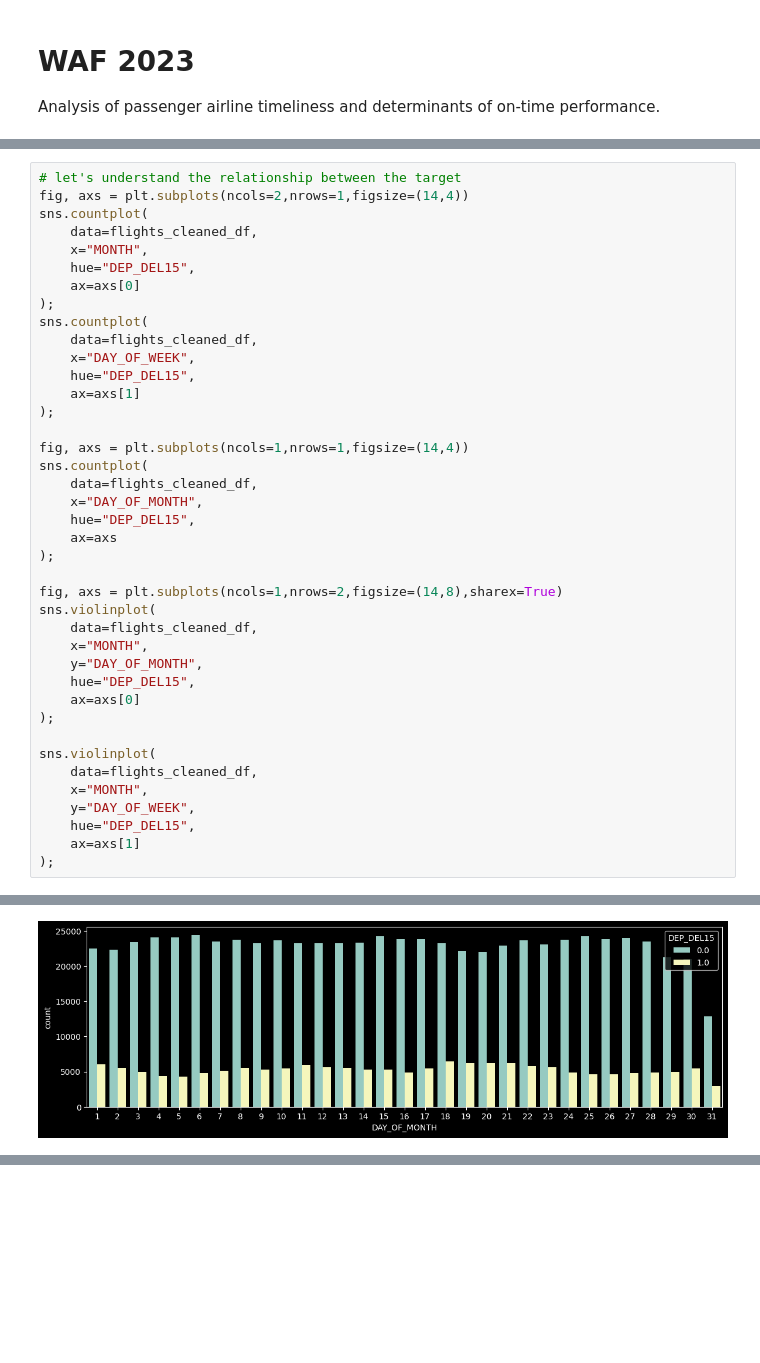
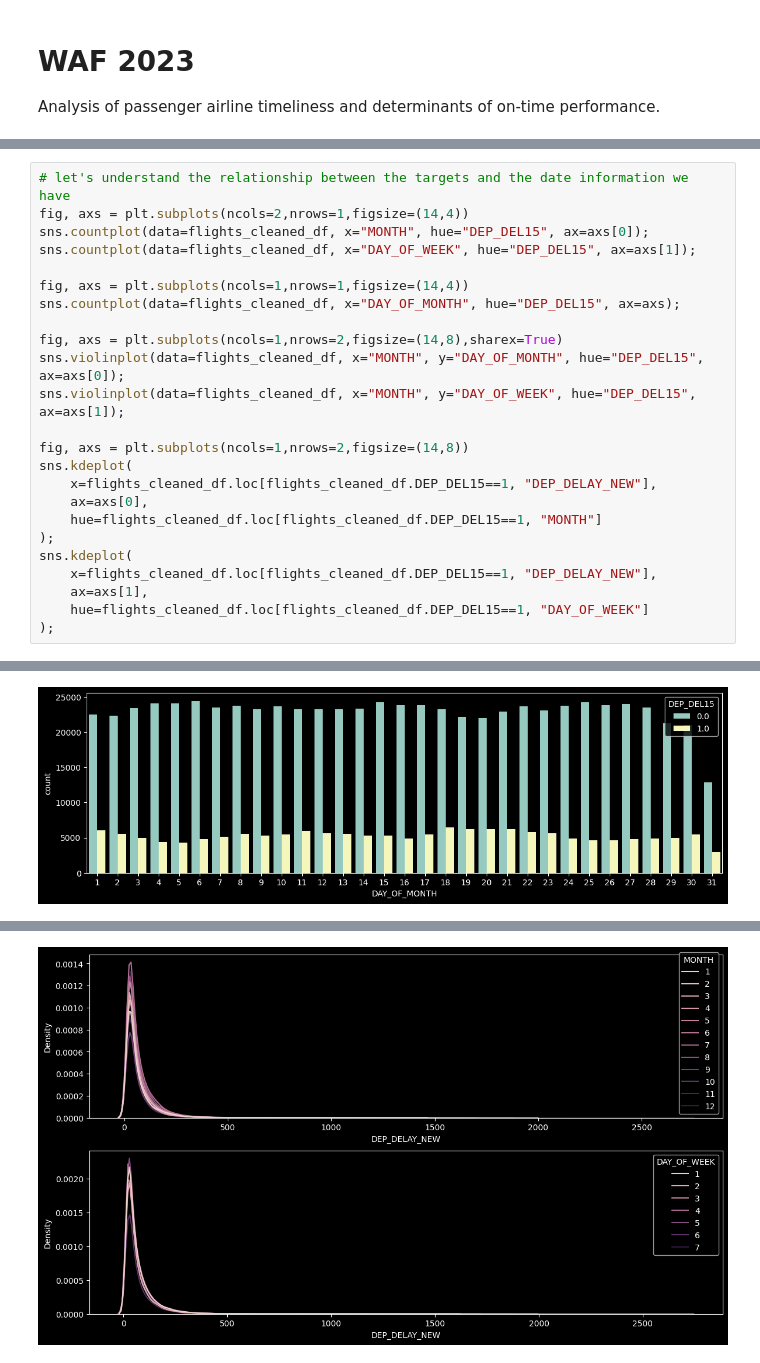
Before and after one commit to peter-ai/waf-2023, a Jupyter notebook: WAF23_FlightsAnalysis.ipynb, the cells around one changed output, grey strips where cells are left out. Cells and saved outputs as stored; diff of their text form; blank space fills up the shorter version.

```diff
--- a/WAF23_FlightsAnalysis.ipynb
+++ b/WAF23_FlightsAnalysis.ipynb
@@ -181,41 +183,25 @@ memory usage: 240.2+ MB
 # %%
-# let's understand the relationship between the target
+# let's understand the relationship between the targets and the date information we have
 fig, axs = plt.subplots(ncols=2,nrows=1,figsize=(14,4))
-sns.countplot(
-    data=flights_cleaned_df,
-    x="MONTH",
-    hue="DEP_DEL15",
-    ax=axs[0]
-);
-sns.countplot(
-    data=flights_cleaned_df,
-    x="DAY_OF_WEEK",
-    hue="DEP_DEL15",
-    ax=axs[1]
-);
+sns.countplot(data=flights_cleaned_df, x="MONTH", hue="DEP_DEL15", ax=axs[0]);
+sns.countplot(data=flights_cleaned_df, x="DAY_OF_WEEK", hue="DEP_DEL15", ax=axs[1]);
 
 fig, axs = plt.subplots(ncols=1,nrows=1,figsize=(14,4))
-sns.countplot(
-    data=flights_cleaned_df,
-    x="DAY_OF_MONTH",
-    hue="DEP_DEL15",
-    ax=axs
-);
+sns.countplot(data=flights_cleaned_df, x="DAY_OF_MONTH", hue="DEP_DEL15", ax=axs);
 
 fig, axs = plt.subplots(ncols=1,nrows=2,figsize=(14,8),sharex=True)
-sns.violinplot(
-    data=flights_cleaned_df,
-    x="MONTH",
-    y="DAY_OF_MONTH",
-    hue="DEP_DEL15",
-    ax=axs[0]
+sns.violinplot(data=flights_cleaned_df, x="MONTH", y="DAY_OF_MONTH", hue="DEP_DEL15", ax=axs[0]);
+sns.violinplot(data=flights_cleaned_df, x="MONTH", y="DAY_OF_WEEK", hue="DEP_DEL15", ax=axs[1]);
+
+fig, axs = plt.subplots(ncols=1,nrows=2,figsize=(14,8))
+sns.kdeplot(
+    x=flights_cleaned_df.loc[flights_cleaned_df.DEP_DEL15==1, "DEP_DELAY_NEW"],
+    ax=axs[0],
+    hue=flights_cleaned_df.loc[flights_cleaned_df.DEP_DEL15==1, "MONTH"]
 );
-
-sns.violinplot(
-    data=flights_cleaned_df,
-    x="MONTH",
-    y="DAY_OF_WEEK",
-    hue="DEP_DEL15",
-    ax=axs[1]
+sns.kdeplot(
+    x=flights_cleaned_df.loc[flights_cleaned_df.DEP_DEL15==1, "DEP_DELAY_NEW"],
+    ax=axs[1],
+    hue=flights_cleaned_df.loc[flights_cleaned_df.DEP_DEL15==1, "DAY_OF_WEEK"]
 );
 # %% [output]
@@ -242,3 +208,4 @@ is_categorical_dtype is deprecated and will be removed in a future version. Use
 [figure]
 [figure]
 [figure]
+[figure, added]
```
Also changed, not shown: parts of 22 cells of this notebook.
